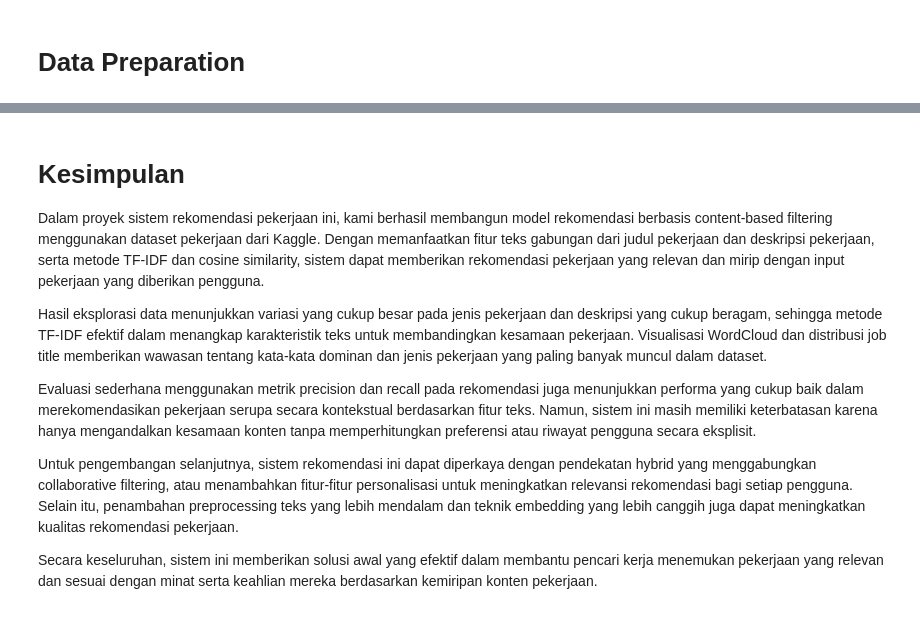
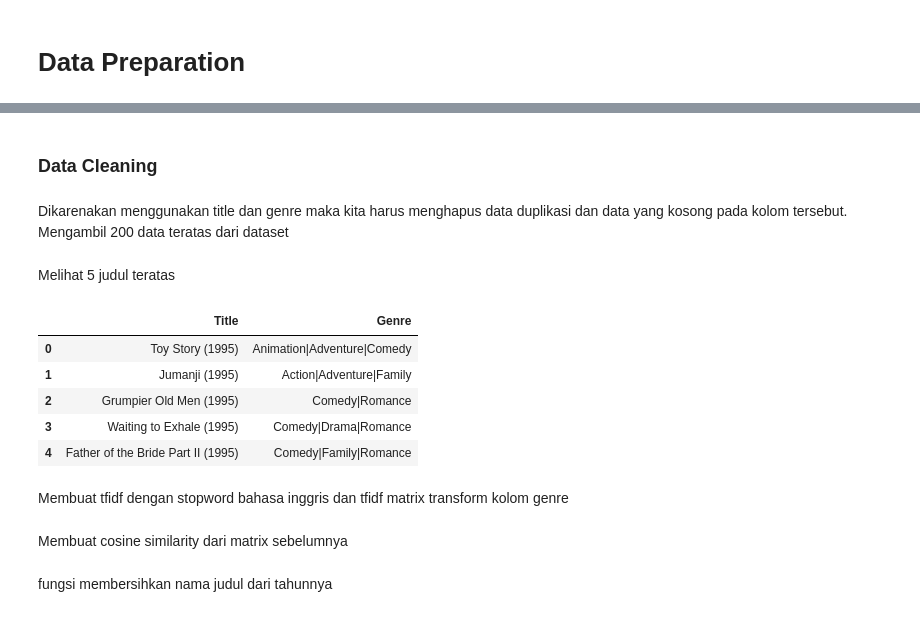
Before and after one commit to GrHav/rekomendasi, a Jupyter notebook: rekomendasi.ipynb, the cells around one changed output, grey strips where cells are left out. Cells and saved outputs as stored; diff of their text form; code cells hidden in the pictures.

```diff
--- a/rekomendasi.ipynb
+++ b/rekomendasi.ipynb
@@ -333,12 +143,19 @@ Recall untuk 'Expert process traitement thermique h/f': 100.00%
-# %% [markdown]
-# Kesimpulan
-
-Dalam proyek sistem rekomendasi pekerjaan ini, kami berhasil membangun model rekomendasi berbasis content-based filtering menggunakan dataset pekerjaan dari Kaggle. Dengan memanfaatkan fitur teks gabungan dari judul pekerjaan dan deskripsi pekerjaan, serta metode TF-IDF dan cosine similarity, sistem dapat memberikan rekomendasi pekerjaan yang relevan dan mirip dengan input pekerjaan yang diberikan pengguna.
-
-Hasil eksplorasi data menunjukkan variasi yang cukup besar pada jenis pekerjaan dan deskripsi yang cukup beragam, sehingga metode TF-IDF efektif dalam menangkap karakteristik teks untuk membandingkan kesamaan pekerjaan. Visualisasi WordCloud dan distribusi job title memberikan wawasan tentang kata-kata dominan dan jenis pekerjaan yang paling banyak muncul dalam dataset.
-
-Evaluasi sederhana menggunakan metrik precision dan recall pada rekomendasi juga menunjukkan performa yang cukup baik dalam merekomendasikan pekerjaan serupa secara kontekstual berdasarkan fitur teks. Namun, sistem ini masih memiliki keterbatasan karena hanya mengandalkan kesamaan konten tanpa memperhitungkan preferensi atau riwayat pengguna secara eksplisit.
-
-Untuk pengembangan selanjutnya, sistem rekomendasi ini dapat diperkaya dengan pendekatan hybrid yang menggabungkan collaborative filtering, atau menambahkan fitur-fitur personalisasi untuk meningkatkan relevansi rekomendasi bagi setiap pengguna. Selain itu, penambahan preprocessing teks yang lebih mendalam dan teknik embedding yang lebih canggih juga dapat meningkatkan kualitas rekomendasi pekerjaan.
-
-Secara keseluruhan, sistem ini memberikan solusi awal yang efektif dalam membantu pencari kerja menemukan pekerjaan yang relevan dan sesuai dengan minat serta keahlian mereka berdasarkan kemiripan konten pekerjaan.
+# %% [markdown]
+### Data Cleaning
+# %% [markdown]
+Dikarenakan menggunakan title dan genre maka kita harus menghapus data duplikasi dan data yang kosong pada kolom tersebut. Mengambil 200 data teratas dari dataset
+# %%
+df = df[['Title', 'Genre']].dropna().drop_duplicates().head(200)
+# %% [markdown]
+Melihat 5 judul teratas
+# %%
+df.head()
+# %% [output]
+|  | Title | Genre |
+| 0 | Toy Story (1995) | Animation|Adventure|Comedy |
+| 1 | Jumanji (1995) | Action|Adventure|Family |
+| 2 | Grumpier Old Men (1995) | Comedy|Romance |
+| 3 | Waiting to Exhale (1995) | Comedy|Drama|Romance |
+| 4 | Father of the Bride Part II (1995) | Comedy|Family|Romance |
+# %% [markdown]
+Membuat tfidf dengan stopword bahasa inggris dan tfidf matrix transform kolom genre
@@ -344,0 +165,2 @@ Secara keseluruhan, sistem ini memberikan solusi awal yang efektif dalam membant
+# %% [markdown]
+Membuat cosine similarity dari matrix sebelumnya
@@ -344,0 +169,2 @@ Secara keseluruhan, sistem ini memberikan solusi awal yang efektif dalam membant
+# %% [markdown]
+fungsi membersihkan nama judul dari tahunnya
```
Also changed, not shown: parts of 89 cells of this notebook, 1 other file.
